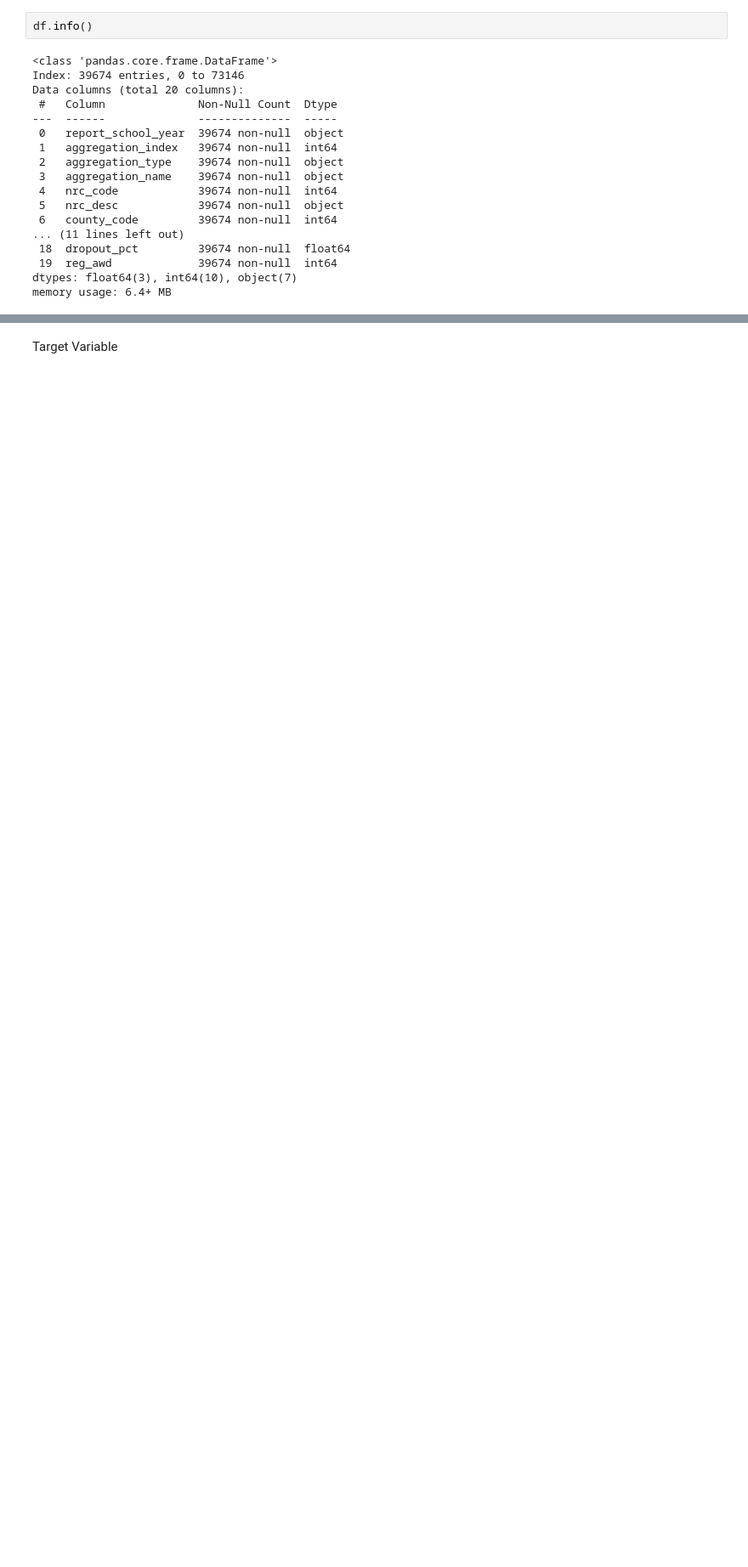
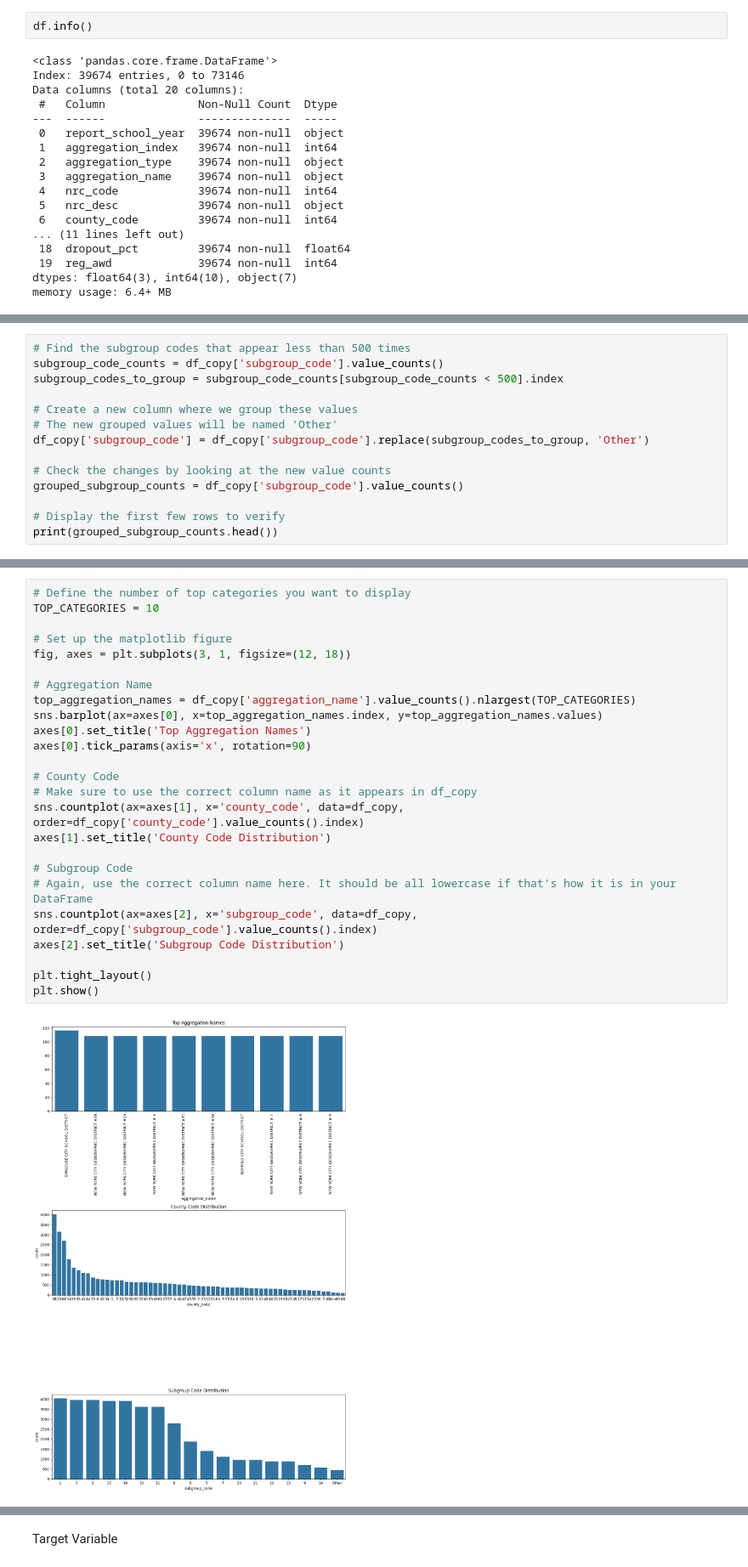
Before and after one commit to benbesthof/HighSchoolDropouts, a Jupyter notebook: B_Besthof_M11_assn.ipynb, the cells around one changed output, grey strips where cells are left out. Shown at 85% size. Drawn from its saved outputs; the diff is of its cells as text; blank space fills up the shorter version.

```diff
--- a/B_Besthof_M11_assn.ipynb
+++ b/B_Besthof_M11_assn.ipynb
@@ -229,0 +744,14 @@ len(df['report_school_year'].value_counts().index)
+# %%
+# Find the subgroup codes that appear less than 500 times
+subgroup_code_counts = df_copy['subgroup_code'].value_counts()
+subgroup_codes_to_group = subgroup_code_counts[subgroup_code_counts < 500].index
+
+# Create a new column where we group these values
+# The new grouped values will be named 'Other'
+df_copy['subgroup_code'] = df_copy['subgroup_code'].replace(subgroup_codes_to_group, 'Other')
+
+# Check the changes by looking at the new value counts
+grouped_subgroup_counts = df_copy['subgroup_code'].value_counts()
+
+# Display the first few rows to verify
+print(grouped_subgroup_counts.head())
@@ -229,0 +766,27 @@ len(df['report_school_year'].value_counts().index)
+# %%
+# Define the number of top categories you want to display
+TOP_CATEGORIES = 10
+
+# Set up the matplotlib figure
+fig, axes = plt.subplots(3, 1, figsize=(12, 18))
+
+# Aggregation Name
+top_aggregation_names = df_copy['aggregation_name'].value_counts().nlargest(TOP_CATEGORIES)
+sns.barplot(ax=axes[0], x=top_aggregation_names.index, y=top_aggregation_names.values)
+axes[0].set_title('Top Aggregation Names')
+axes[0].tick_params(axis='x', rotation=90)
+
+# County Code
+# Make sure to use the correct column name as it appears in df_copy
+sns.countplot(ax=axes[1], x='county_code', data=df_copy, order=df_copy['county_code'].value_counts().index)
+axes[1].set_title('County Code Distribution')
+
+# Subgroup Code
+# Again, use the correct column name here. It should be all lowercase if that's how it is in your DataFrame
+sns.countplot(ax=axes[2], x='subgroup_code', data=df_copy, order=df_copy['subgroup_code'].value_counts().index)
+axes[2].set_title('Subgroup Code Distribution')
+
+plt.tight_layout()
+plt.show()
+# %% [output]
+[figure, added]
```
Also changed, not shown: parts of 83 cells of this notebook.
